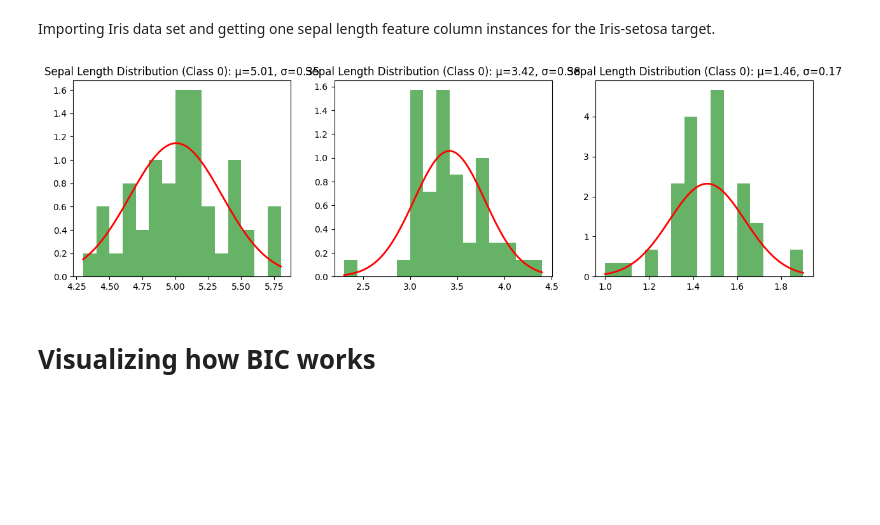
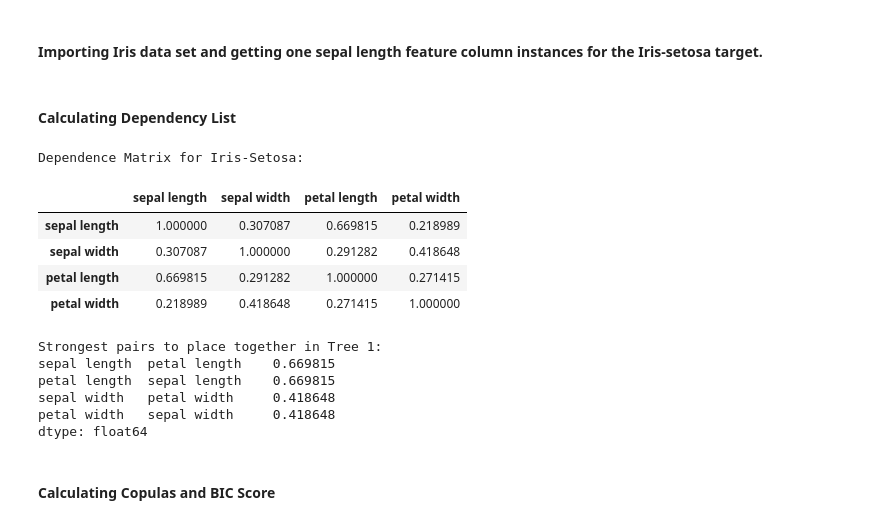
Before and after one commit to pierced07/ml-guided-d-vine-copula, a Jupyter notebook: notebooks/distribution.ipynb, the cells around one changed output. Drawn from its saved outputs; the diff is of its cells as text; code cells hidden in the pictures; blank space fills up the shorter version.

```diff
--- a/notebooks/distribution.ipynb
+++ b/notebooks/distribution.ipynb
@@ -3,5 +1,5 @@ Hypothesis: We don't have to fit all copulas then calculate BIC score to choose
 # %% [markdown]
-Importing Iris data set and getting one sepal length feature column instances for the Iris-setosa target.
+#### Importing Iris data set and getting one sepal length feature column instances for the Iris-setosa target.
 # %%
 import pandas as pd
 from ucimlrepo import fetch_ucirepo
@@ -10,41 +8,31 @@ iris = fetch_ucirepo(id=53)
 df = pd.DataFrame(iris.data.features, columns=iris.data.feature_names)
 df['target'] = iris.data.targets
 
-sepal_len0 = df.loc[df['target'] == 'Iris-setosa', 'sepal length']
-sepal_len1 = df.loc[df['target'] == "Iris-setosa", 'sepal width']
-sepal_len2 = df.loc[df['target'] == "Iris-setosa", 'petal length']
+setosa_df = df[df['target'] == 'Iris-virginica'].drop(columns=['target'])
-# %%
-import numpy as np
-from scipy.stats import norm
-import matplotlib.pyplot as plt
-
-# Fit a normal distribution
-mu0, sigma0 = norm.fit(sepal_len0)
-mu1, sigma1 = norm.fit(sepal_len1)
-mu2, sigma2 = norm.fit(sepal_len2)
-
-fig, axes = plt.subplots(1, 3, figsize=(15,4))
-
-
-# Plot histogram
-axes[0].hist(sepal_len0, bins=15, density=True, alpha=0.6, color='g')
-axes[1].hist(sepal_len1, bins=15, density=True, alpha=0.6, color='g')
-axes[2].hist(sepal_len2, bins=15, density=True, alpha=0.6, color='g')
-
-# Plot the PDF
-x = np.linspace(min(sepal_len0), max(sepal_len0), 100)
-y = np.linspace(min(sepal_len1), max(sepal_len1), 100)
-z = np.linspace(min(sepal_len2), max(sepal_len2), 100)
-
-axes[0].plot(x, norm.pdf(x, mu0, sigma0), 'r', linewidth=2)
-axes[1].plot(y, norm.pdf(y, mu1, sigma1), 'r', linewidth=2)
-axes[2].plot(z, norm.pdf(z, mu2, sigma2), 'r', linewidth=2)
-
-axes[0].set_title(f"Sepal Length Distribution (Class 0): μ={mu0:.2f}, σ={sigma0:.2f}")
-axes[1].set_title(f"Sepal Length Distribution (Class 0): μ={mu1:.2f}, σ={sigma1:.2f}")
-axes[2].set_title(f"Sepal Length Distribution (Class 0): μ={mu2:.2f}, σ={sigma2:.2f}")
-plt.show()
-# %% [output]
-[figure, removed]
-# %% [markdown]
-# Visualizing how BIC works
+# %% [markdown]
+#### Calculating Dependency List
+# %%
+dep_matrix = setosa_df.corr(method='kendall')
+print("Dependence Matrix for Iris-Setosa:")
+display(dep_matrix.style.background_gradient(cmap='viridis')) # Nice visualization for Jupyter
+
+# 5. Identify the strongest connection to start your D-Vine path
+abs_rank = dep_matrix.abs().unstack().sort_values(ascending=False)
+abs_rank = abs_rank[abs_rank < 1.0]
+print("\nStrongest pairs to place together in Tree 1:")
+print(abs_rank.head(4))
+# %% [output]
+Dependence Matrix for Iris-Setosa:
+|  | sepal length | sepal width | petal length | petal width |
+| sepal length | 1.000000 | 0.307087 | 0.669815 | 0.218989 |
+| sepal width | 0.307087 | 1.000000 | 0.291282 | 0.418648 |
+| petal length | 0.669815 | 0.291282 | 1.000000 | 0.271415 |
+| petal width | 0.218989 | 0.418648 | 0.271415 | 1.000000 |
+Strongest pairs to place together in Tree 1:
+sepal length  petal length    0.669815
+petal length  sepal length    0.669815
+sepal width   petal width     0.418648
+petal width   sepal width     0.418648
+dtype: float64
+# %% [markdown]
+#### Calculating Copulas and BIC Score
```
Also changed, not shown: parts of 5 cells of this notebook, 4 other files.
